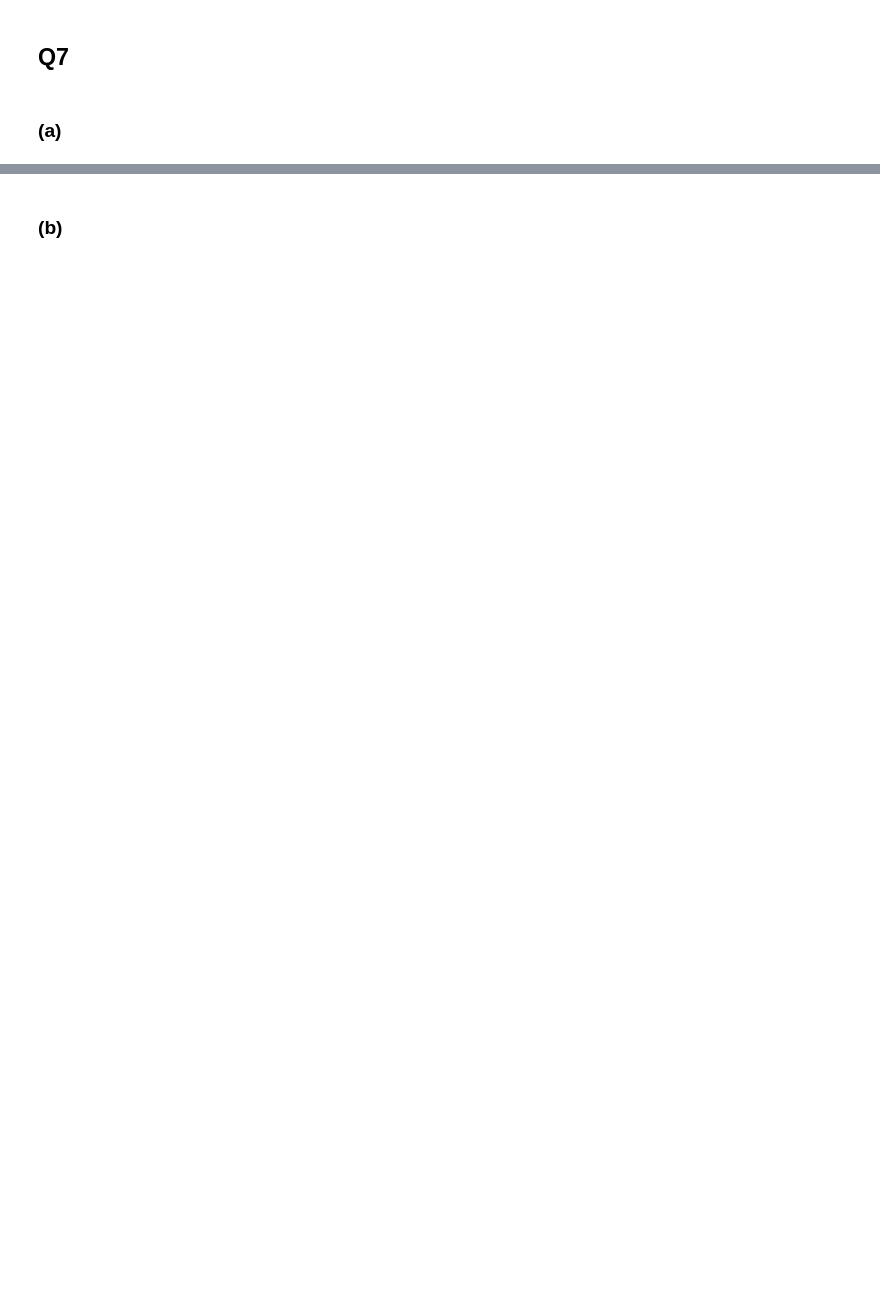
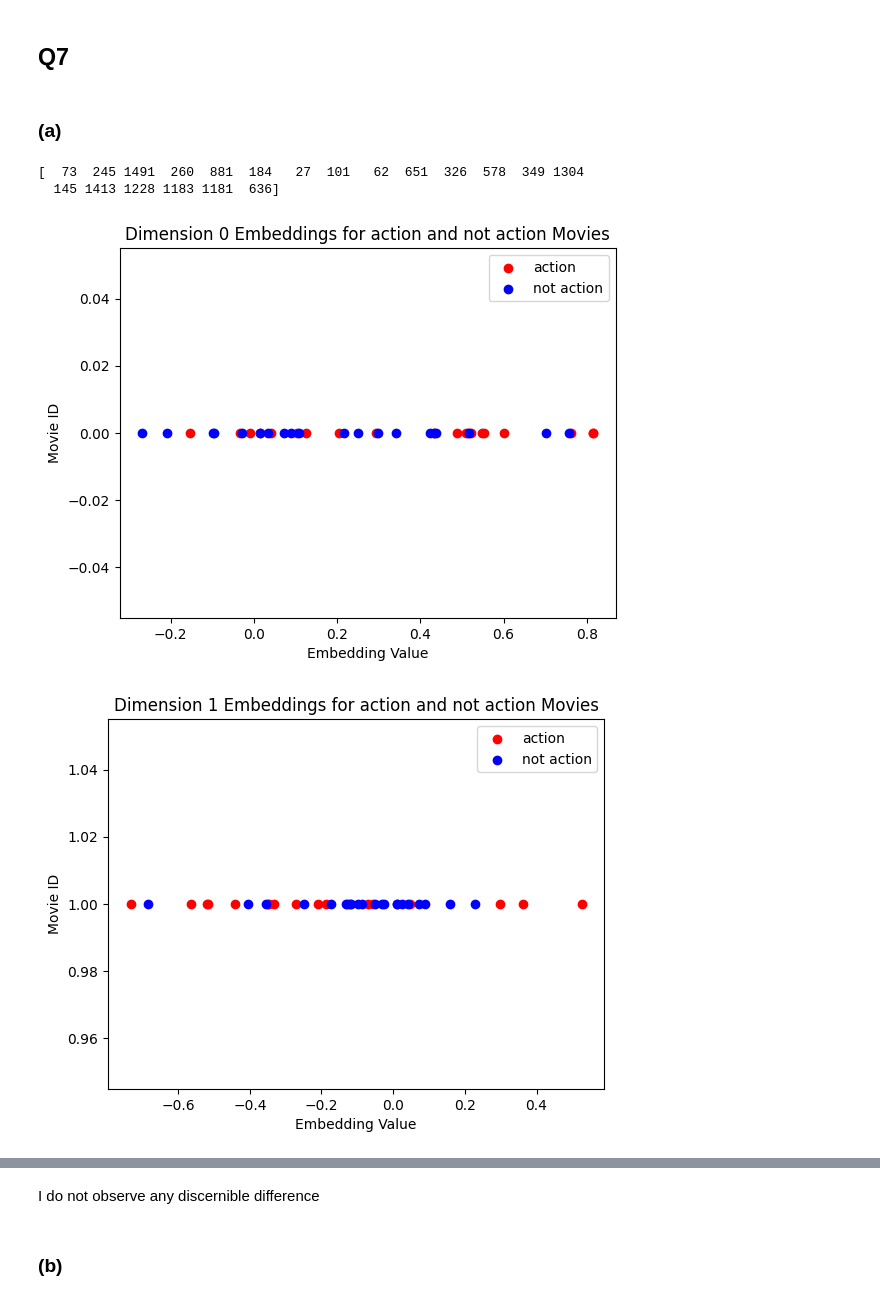
Before and after one commit to hshmatsahak/MIE451, a Jupyter notebook: rs_assignment.ipynb, the cells around one changed output, grey strips where cells are left out. Drawn from its saved outputs; the diff is of its cells as text; code cells hidden in the pictures; blank space fills up the shorter version.

```diff
--- a/rs_assignment.ipynb
+++ b/rs_assignment.ipynb
@@ -81,7 +137,11 @@ def dataPreprocessor(rating_df, num_users, num_items):
               additional columns.
     """
     ########### your code goes here ###########
+    matrix = np.zeros((num_users, num_items), dtype=np.int8)
 
+    # Populate the matrix based on the dataset
+    for (index, userID, itemID, rating, timestamp) in rating_df.itertuples():
+        matrix[userID-1, itemID-1] = rating
     ###########         end         ###########
     return matrix
 # %%
@@ -808,0 +1234,16 @@ pmf.plot_error()
+# %%
+pmf.set_params({"num_feat": 10, "epsilon": 1, "_lambda": 0.1, "momentum": 0.8, "maxepoch": 20, "num_batches": 100,
+                "batch_size": 1000, 'test_mode':True})
+pmf.predict_all(rating_df,  len(rating_df.userID.unique()), len(rating_df.itemID.unique()))
+
+algorithm_instances = [popularity_recsys,
+                       average_user_rating_recsys,
+                       user_cosine_recsys,
+                       item_cosine_recsys,
+                       pmf]
+cv_rmse = CrossValidation('RMSE')
+rmse_results = cv_rmse.run(algorithm_instances,  len(rating_df.userID.unique()), len(rating_df.itemID.unique()),k=5)
+cv_patk = CrossValidation('P@K')
+patk_results = cv_patk.run(algorithm_instances,  len(rating_df.userID.unique()), len(rating_df.itemID.unique()),k=5)
+cv_ratk = CrossValidation('R@K')
+ratk_results = cv_ratk.run(algorithm_instances,  len(rating_df.userID.unique()), len(rating_df.itemID.unique()),k=5)
@@ -857,23 +1496,30 @@ def plot_embs_one_genre(embeddings, moviesDF, genre, sample_size):
   bottom_indices = np.argpartition(all_embeddings, 3, axis=0)[:3]
 
   v_offset = 20
-
+  print(genre1_movie_ids)
   for i in range(embeddings.shape[1]):
     plt.close()
     plt.figure()
     plt.scatter(genre1_embeddings[:, i], np.full_like(genre1_movie_ids, i), c='red', label=f'{genre}')
     plt.scatter(genre2_embeddings[:, i], np.full_like(genre2_movie_ids, i), c='blue', label=f'not {genre}')
 
-    for k, j in enumerate(top_indices[:, i]):
-      y_offset = k * v_offset
-      plt.annotate(moviesDF.loc[moviesDF['movieID'] == index2id[j], 'movieTitle'].values[0], (all_embeddings[j, i], i ), xytext=(-2*y_offset, 20+i+y_offset), textcoords='offset points', fontsize=8, color='black', arrowprops=dict(arrowstyle='->', connectionstyle='arc3,rad=-0.3' ,color='black'))
+    # for k, j in enumerate(top_indices[:, i]):
+    #   y_offset = k * v_offset
+    #   plt.annotate(moviesDF.loc[moviesDF['movieID'] == index2id[j], 'movieTitle'].values[0], (all_embeddings[j, i], i ), xytext=(-2*y_offset, 20+i+y_offset), textcoords='offset points', fontsize=8, color='black', arrowprops=dict(arrowstyle='->', connectionstyle='arc3,rad=-0.3' ,color='black'))
 
-    for k, j in enumerate(bottom_indices[:, i]):
-      y_offset = k * v_offset
-      plt.annotate(moviesDF.loc[moviesDF['movieID'] == index2id[j], 'movieTitle'].values[0], (all_embeddings[j, i], i), xytext=(2*y_offset, -20-i-y_offset), textcoords='offset points', fontsize=8, color='black', arrowprops=dict(arrowstyle='->',connectionstyle='arc3,rad=0.3', color='black'))
+    # for k, j in enumerate(bottom_indices[:, i]):
+    #   y_offset = k * v_offset
+    #   plt.annotate(moviesDF.loc[moviesDF['movieID'] == index2id[j], 'movieTitle'].values[0], (all_embeddings[j, i], i), xytext=(2*y_offset, -20-i-y_offset), textcoords='offset points', fontsize=8, color='black', arrowprops=dict(arrowstyle='->',connectionstyle='arc3,rad=0.3', color='black'))
 
     plt.xlabel('Embedding Value')
     plt.ylabel('Movie ID')
     plt.legend()
     plt.title(f'Dimension {i} Embeddings for {genre} and not {genre} Movies')
     plt.show()
+# %%
+plot_embs_one_genre(pmf.w_Item, moviesDF, 'action', 20)
+# %% [output]
+[  73  245 1491  260  881  184   27  101   62  651  326  578  349 1304
+  145 1413 1228 1183 1181  636]
+[figure, added]
+[figure, added]
@@ -880,3 +1534,5 @@ def plot_embs_one_genre(embeddings, moviesDF, genre, sample_size):
+# %% [markdown]
+I do not observe any discernible difference
 # %% [markdown]
 ### (b)
 # %%
```
Also changed, not shown: parts of 57 cells of this notebook, 1 other file.
